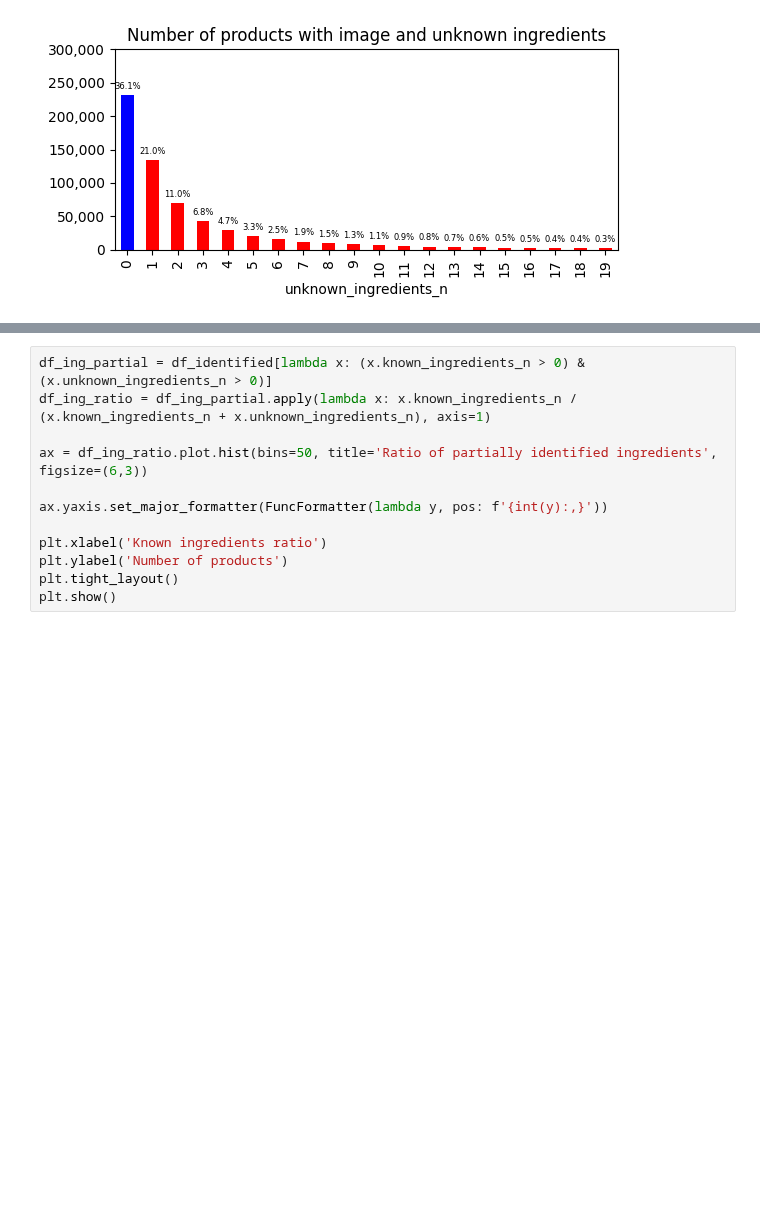
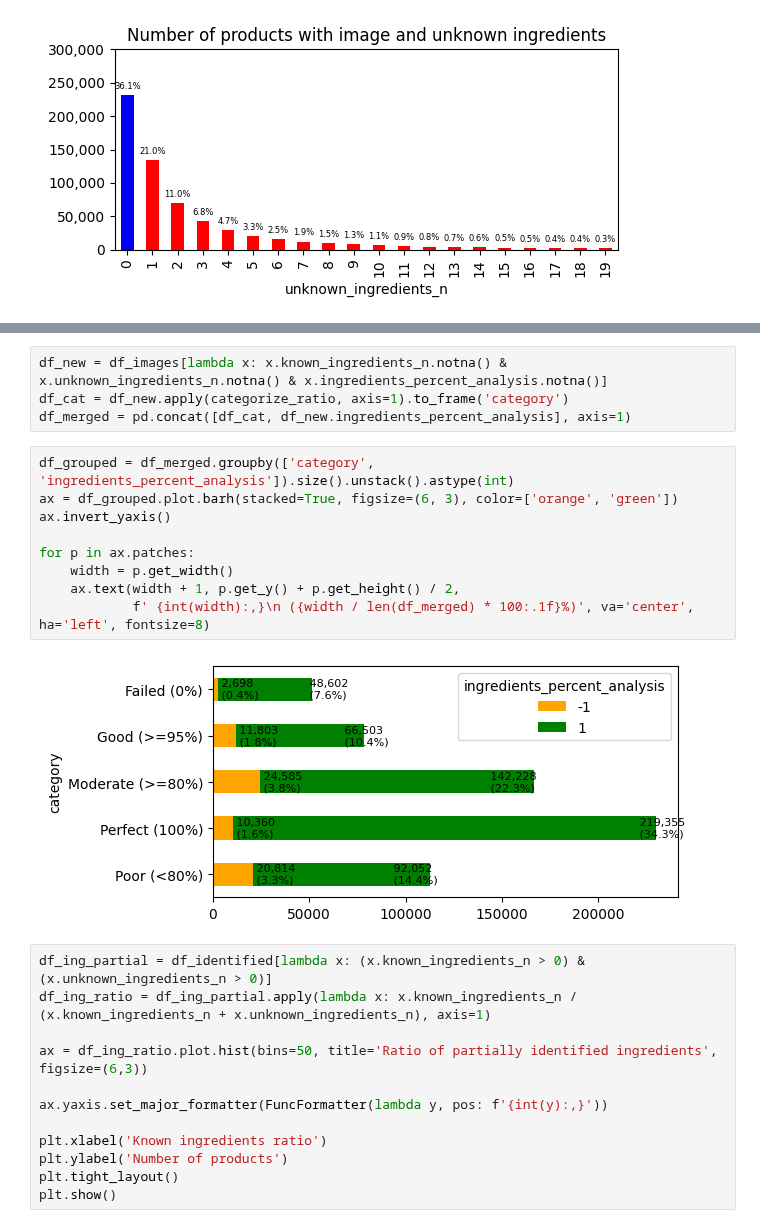
Before and after one commit to goerlitz/openfoodfacts-data-analysis, a Jupyter notebook: notebooks/14_ingredient_analysis2.ipynb, the cells around one changed output, grey strips where cells are left out. Saved outputs shown, nothing was run; the diff lists cells and outputs as text; blank space fills up the shorter version.

Commit message:
improvements and percentage analysis

```diff
--- a/notebooks/14_ingredient_analysis2.ipynb
+++ b/notebooks/14_ingredient_analysis2.ipynb
@@ -385,3 +435,18 @@ plt.show()
+# %%
+df_new = df_images[lambda x: x.known_ingredients_n.notna() & x.unknown_ingredients_n.notna() & x.ingredients_percent_analysis.notna()]
+df_cat = df_new.apply(categorize_ratio, axis=1).to_frame('category')
+df_merged = pd.concat([df_cat, df_new.ingredients_percent_analysis], axis=1)
+# %%
+df_grouped = df_merged.groupby(['category', 'ingredients_percent_analysis']).size().unstack().astype(int)
+ax = df_grouped.plot.barh(stacked=True, figsize=(6, 3), color=['orange', 'green'])
+ax.invert_yaxis()
+
+for p in ax.patches:
+    width = p.get_width()
+    ax.text(width + 1, p.get_y() + p.get_height() / 2,
+            f' {int(width):,}\n ({width / len(df_merged) * 100:.1f}%)', va='center', ha='left', fontsize=8)
+# %% [output]
+[figure, added]
 # %%
 df_ing_partial = df_identified[lambda x: (x.known_ingredients_n > 0) & (x.unknown_ingredients_n > 0)]
 df_ing_ratio = df_ing_partial.apply(lambda x: x.known_ingredients_n / (x.known_ingredients_n + x.unknown_ingredients_n), axis=1)
```
Also changed, not shown: parts of 16 cells of this notebook.
